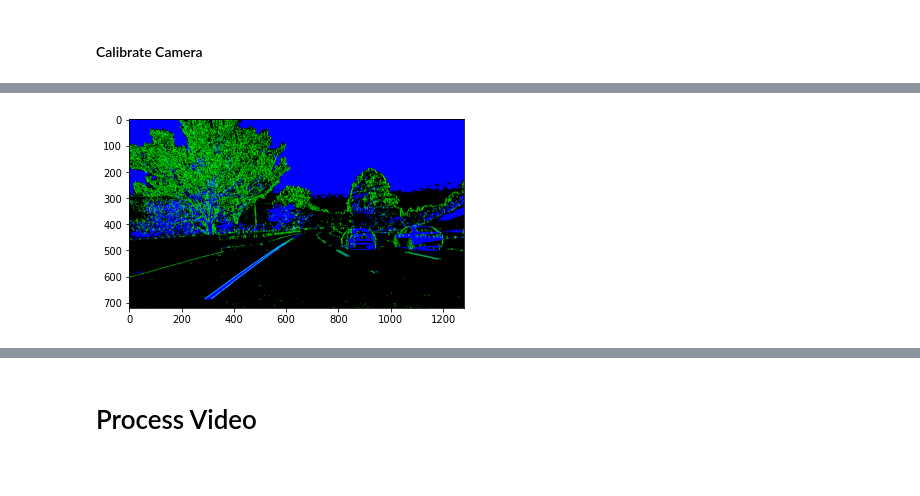
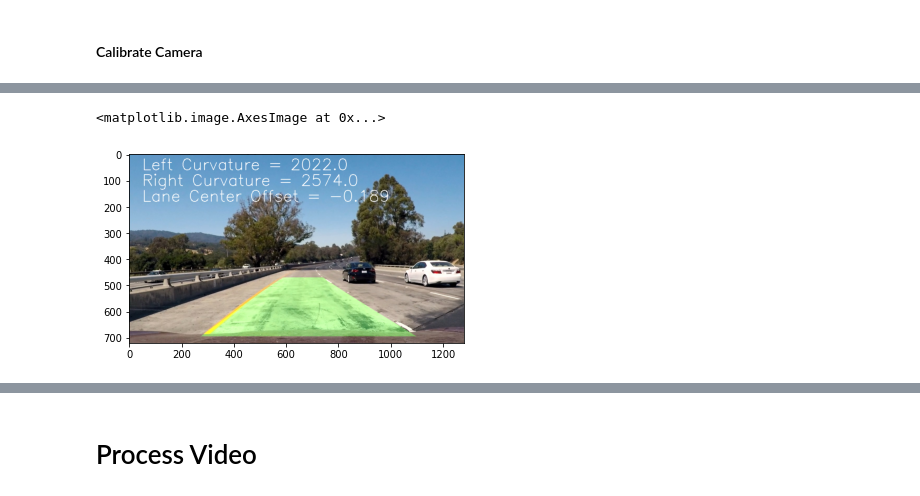
Before and after one commit to JohnFodero/UdacitySD, a Jupyter notebook: Project.ipynb, the cells around one changed output, grey strips where cells are left out. Drawn from its saved outputs; the diff is of its cells as text; code cells hidden in the pictures.

```diff
--- a/Project.ipynb
+++ b/Project.ipynb
@@ -70,7 +65,8 @@ starting lane find
 # %%
-test_image = plt.imread('test_images/test6.jpg')
-binary_example, s, sx = lf.camera.pipeline(test_image)
-plt.imshow(binary_example)
-plt.imsave('examples/binary_example.jpg', binary_example)
+test_image = plt.imread('test_images/test1.jpg')
+out = lf.process_image(test_image)
+plt.imshow(out)
+#plt.imsave('examples/binary_example.jpg', binary_example)
 # %% [output]
+<matplotlib.image.AxesImage at 0x...>
-[figure, old version]
+[figure, new version]
```
Also changed, not shown: parts of 4 cells of this notebook, 17 other files.
